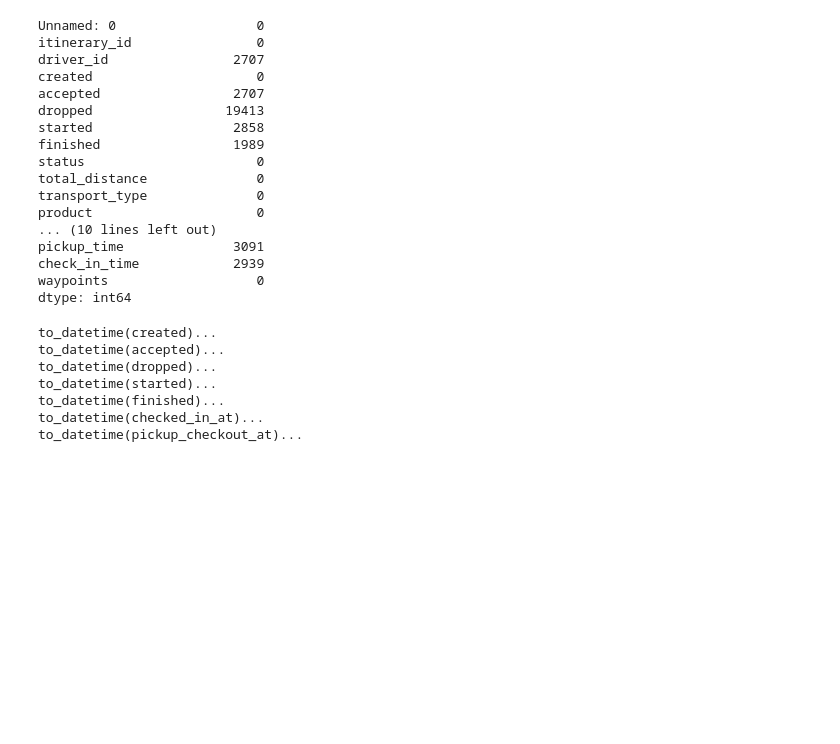
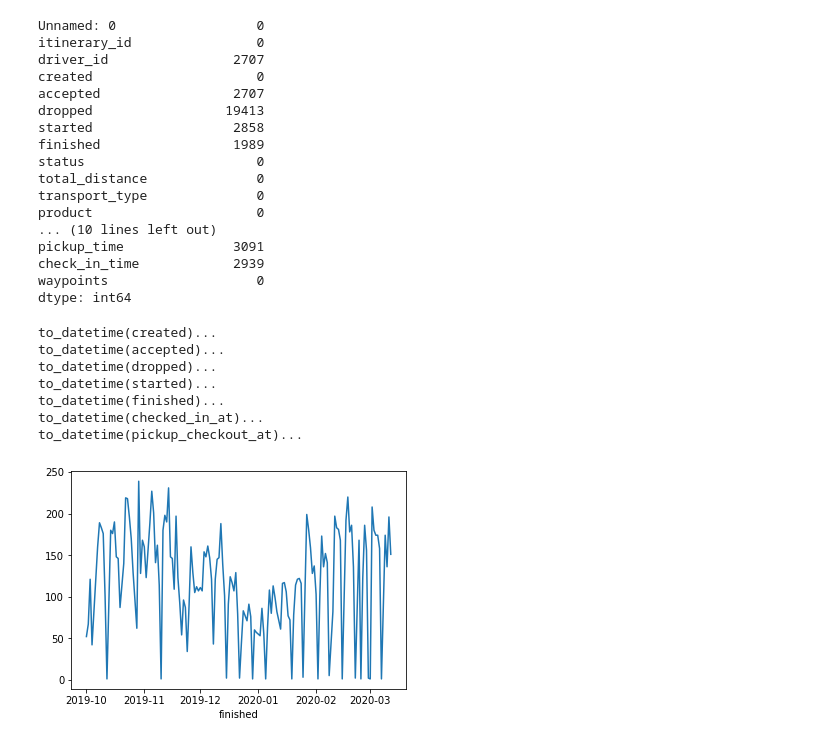
Before and after one commit to akanelson/ds4a, a Jupyter notebook: initial_exploratory_analysis/03 - Itinerary Datasets.ipynb, the cells around one changed output. Cells and saved outputs as stored; diff of their text form; code cells hidden in the pictures; blank space fills up the shorter version.

```diff
--- a/initial_exploratory_analysis/03 - Itinerary Datasets.ipynb
+++ b/initial_exploratory_analysis/03 - Itinerary Datasets.ipynb
@@ -100,4 +100,8 @@ to_datetime(started)...
 to_datetime(finished)...
 to_datetime(checked_in_at)...
 to_datetime(pickup_checkout_at)...
+# %%
+df[(df.status == 'finished')].groupby(df['finished'].dt.date)['itinerary_id'].count().plot();
+# %% [output]
+[figure, added]
 # %%
```
Also changed, not shown: parts of 9 cells of this notebook.
